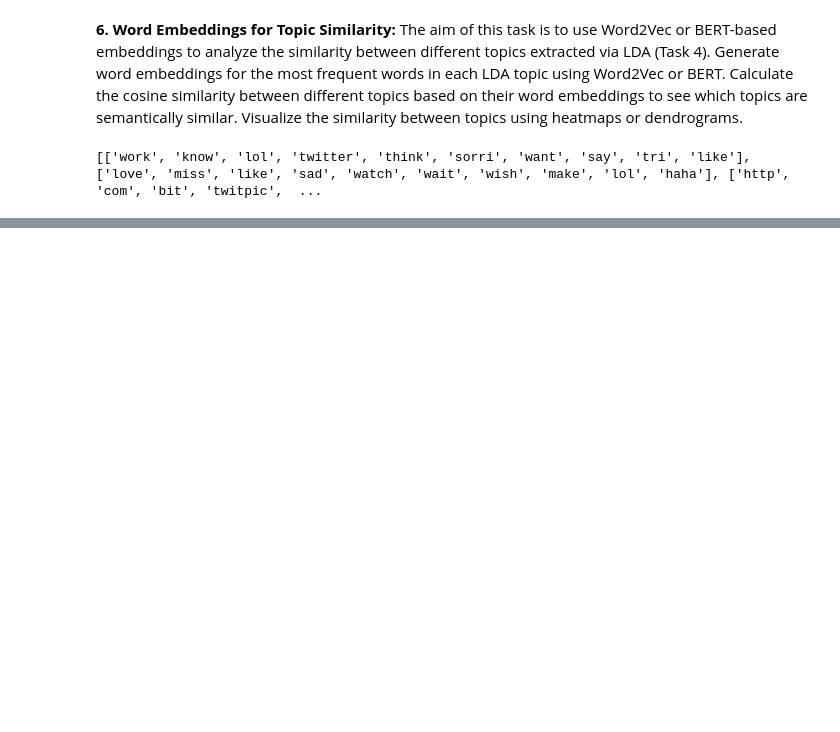
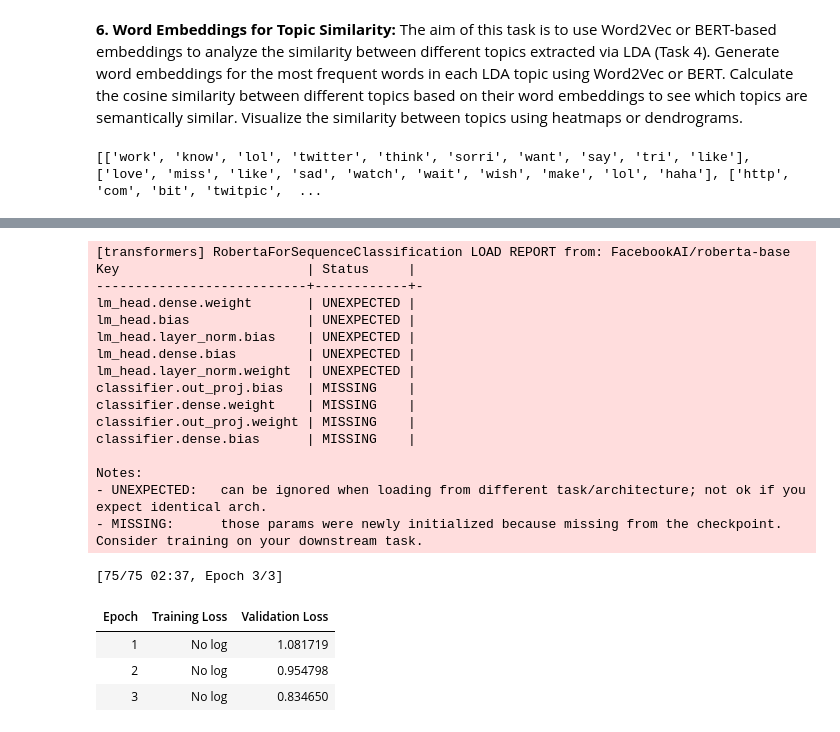
Before and after one commit to urhovr/NLP_Final_Project, a Jupyter notebook: NLP_Jani.ipynb, the cells around one changed output, grey strips where cells are left out. Saved outputs shown, nothing was run; the diff lists cells and outputs as text; code cells hidden in the pictures; blank space fills up the shorter version.

```diff
--- a/NLP_Jani.ipynb
+++ b/NLP_Jani.ipynb
@@ -452,0 +613,55 @@ Topic 5    0.648    0.686    0.586    0.685    0.757
+# %%
+#Robert
+tokenizer = AutoTokenizer.from_pretrained(model_type[1])
+
+model = AutoModelForSequenceClassification.from_pretrained(model_type[1], num_labels = 3)
+
+training_args = TrainingArguments("test_trainer", eval_strategy="epoch")
+
+tokenized_datasets = datasets_fulltext.map(
+    tokenize_function,
+    batched=True
+)
+
+# Smaller data set for testitng
+small_train_dataset = tokenized_datasets["train"].shuffle(seed=42).select(range(200))
+small_eval_dataset = tokenized_datasets["test"].shuffle(seed=42).select(range(200))
+#full_train_dataset = tokenized_datasets["train"]
+#full_eval_dataset = tokenized_datasets["test"]
+
+# Tuning
+trainer = Trainer(
+    model=model,
+    args=training_args,
+    train_dataset=small_train_dataset,
+    eval_dataset=small_eval_dataset
+)
+trainer.train()
+
+models_acc.append(("RoBERT", accuracy(trainer, small_eval_dataset)))
+
+del trainer
+del model
+del tokenizer
+# %% [output]
+[transformers] RobertaForSequenceClassification LOAD REPORT from: FacebookAI/roberta-base
+Key                        | Status     |
+---------------------------+------------+-
+lm_head.dense.weight       | UNEXPECTED |
+lm_head.bias               | UNEXPECTED |
+lm_head.layer_norm.bias    | UNEXPECTED |
+lm_head.dense.bias         | UNEXPECTED |
+lm_head.layer_norm.weight  | UNEXPECTED |
+classifier.out_proj.bias   | MISSING    |
+classifier.dense.weight    | MISSING    |
+classifier.out_proj.weight | MISSING    |
+classifier.dense.bias      | MISSING    |
+
+Notes:
+- UNEXPECTED:   can be ignored when loading from different task/architecture; not ok if you expect identical arch.
+- MISSING:      those params were newly initialized because missing from the checkpoint. Consider training on your downstream task.
+[75/75 02:37, Epoch 3/3]
+| Epoch | Training Loss | Validation Loss |
+| 1 | No log | 1.081719 |
+| 2 | No log | 0.954798 |
+| 3 | No log | 0.834650 |
```
Also changed, not shown: parts of 12 cells of this notebook.
